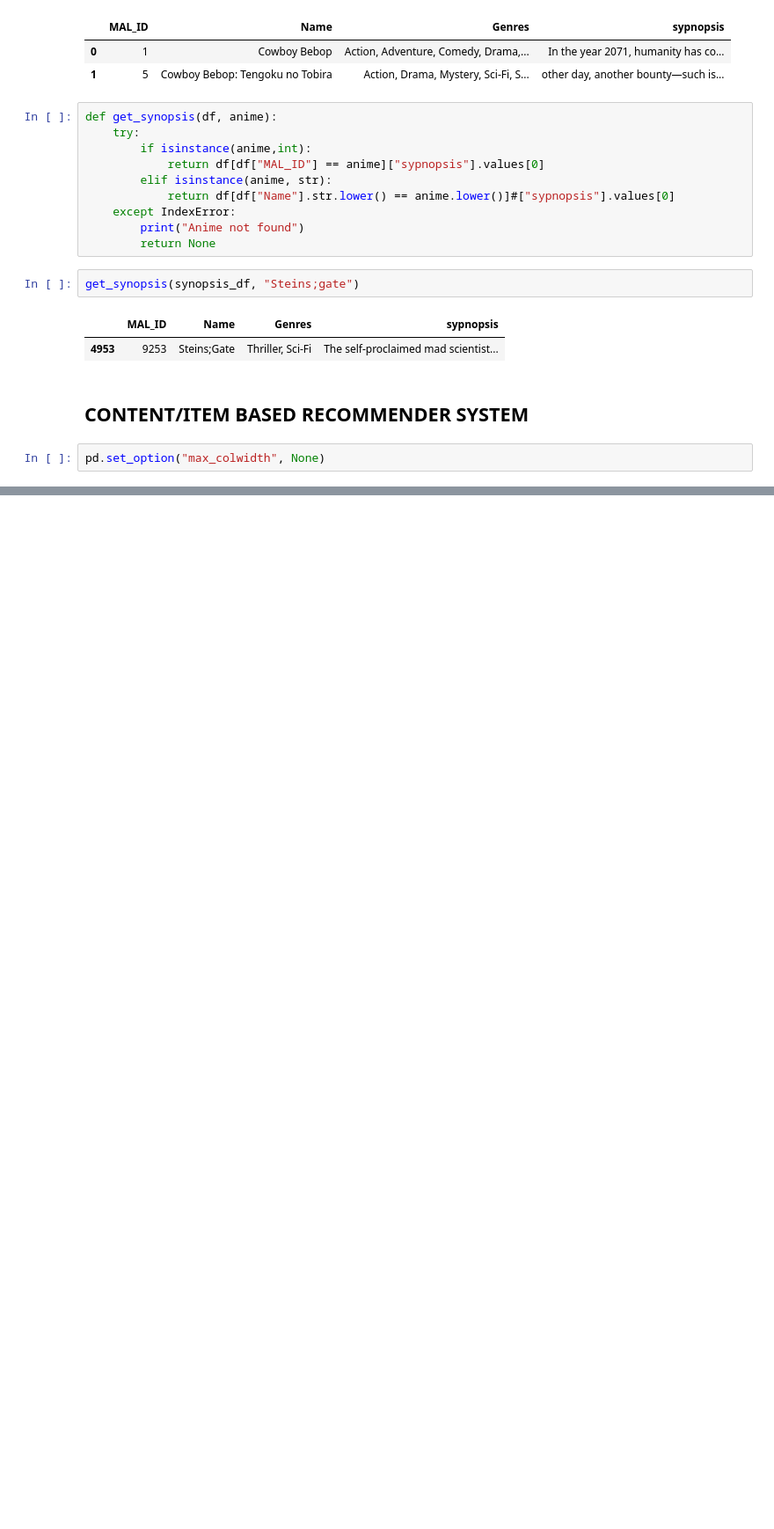
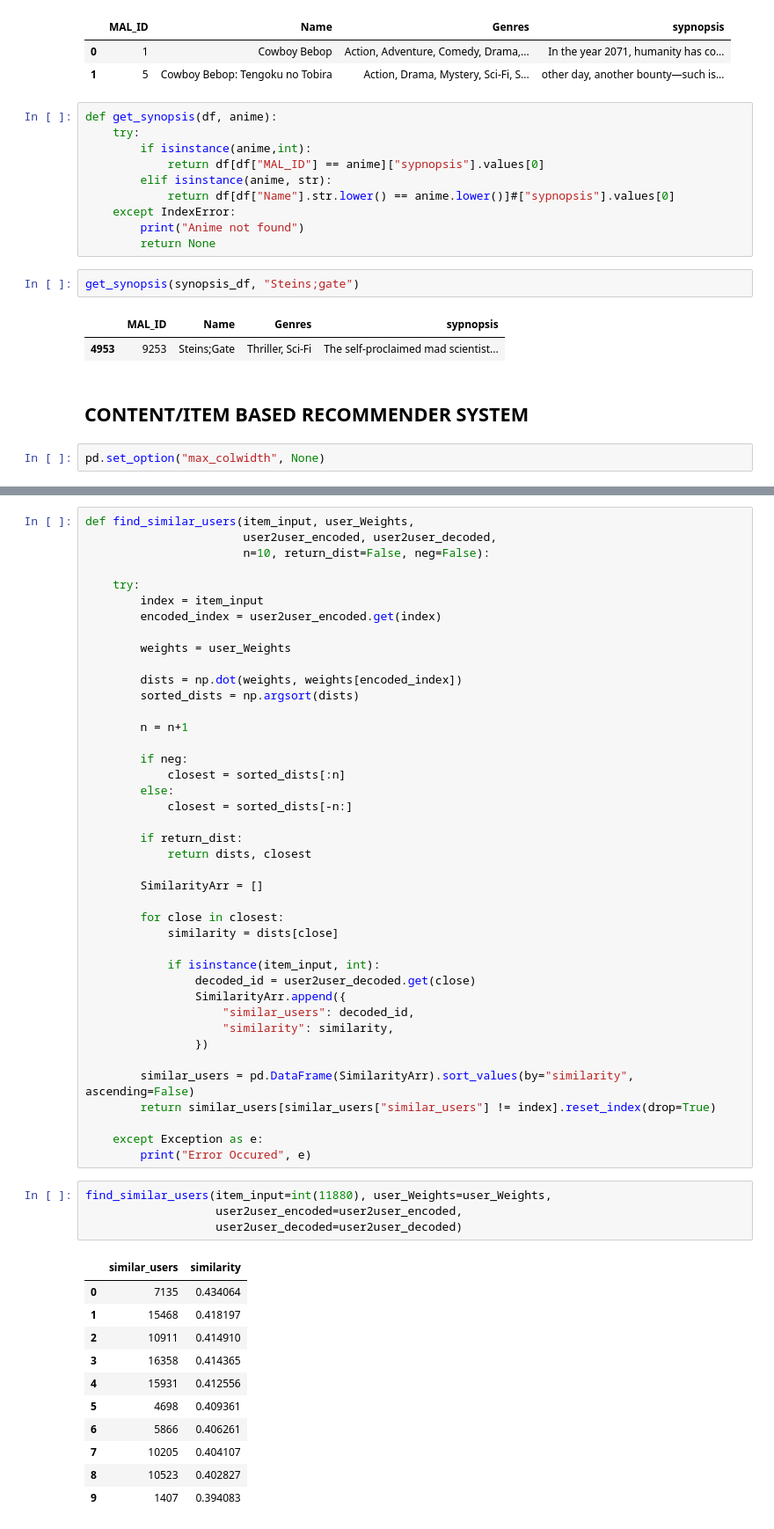
Before and after one commit to JoeUzo/MLOps-Anime-Recommender, a Jupyter notebook: notebook/recommender.ipynb, the cells around one changed output, grey strips where cells are left out. Shown: that part at 88% size. Cells and saved outputs as stored; diff of their text form; blank space fills up the shorter version.

```diff
--- a/notebook/recommender.ipynb
+++ b/notebook/recommender.ipynb
@@ -594,0 +597,57 @@ find_similar_animes(df=df, synopsis_df=synopsis_df,
+# %%
+def find_similar_users(item_input, user_Weights,
+                       user2user_encoded, user2user_decoded,
+                       n=10, return_dist=False, neg=False):
+
+    try:
+        index = item_input
+        encoded_index = user2user_encoded.get(index)
+
+        weights = user_Weights
+
+        dists = np.dot(weights, weights[encoded_index])
+        sorted_dists = np.argsort(dists)
+
+        n = n+1
+
+        if neg:
+            closest = sorted_dists[:n]
+        else:
+            closest = sorted_dists[-n:]
+
+        if return_dist:
+            return dists, closest
+
+        SimilarityArr = []
+
+        for close in closest:
+            similarity = dists[close]
+
+            if isinstance(item_input, int):
+                decoded_id = user2user_decoded.get(close)
+                SimilarityArr.append({
+                    "similar_users": decoded_id,
+                    "similarity": similarity,
+                })
+
+        similar_users = pd.DataFrame(SimilarityArr).sort_values(by="similarity", ascending=False)
+        return similar_users[similar_users["similar_users"] != index].reset_index(drop=True)
+
+    except Exception as e:
+        print("Error Occured", e)
+# %%
+find_similar_users(item_input=int(11880), user_Weights=user_Weights,
+                   user2user_encoded=user2user_encoded,
+                   user2user_decoded=user2user_decoded)
+# %% [output]
+|  | similar_users | similarity |
+| 0 | 7135 | 0.434064 |
+| 1 | 15468 | 0.418197 |
+| 2 | 10911 | 0.414910 |
+| 3 | 16358 | 0.414365 |
+| 4 | 15931 | 0.412556 |
+| 5 | 4698 | 0.409361 |
+| 6 | 5866 | 0.406261 |
+| 7 | 10205 | 0.404107 |
+| 8 | 10523 | 0.402827 |
+| 9 | 1407 | 0.394083 |
```
Also changed, not shown: parts of 7 cells of this notebook.
